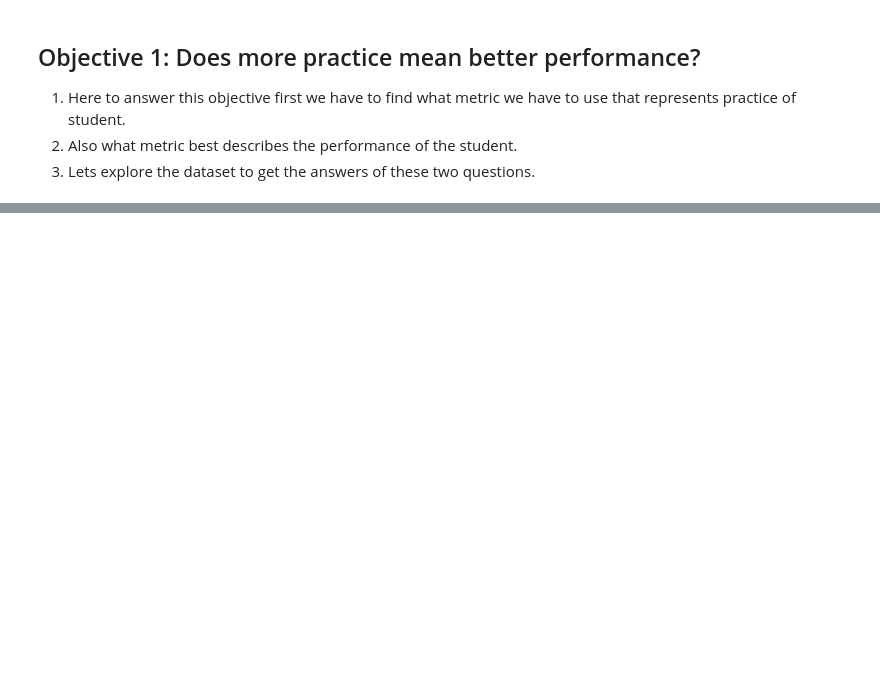
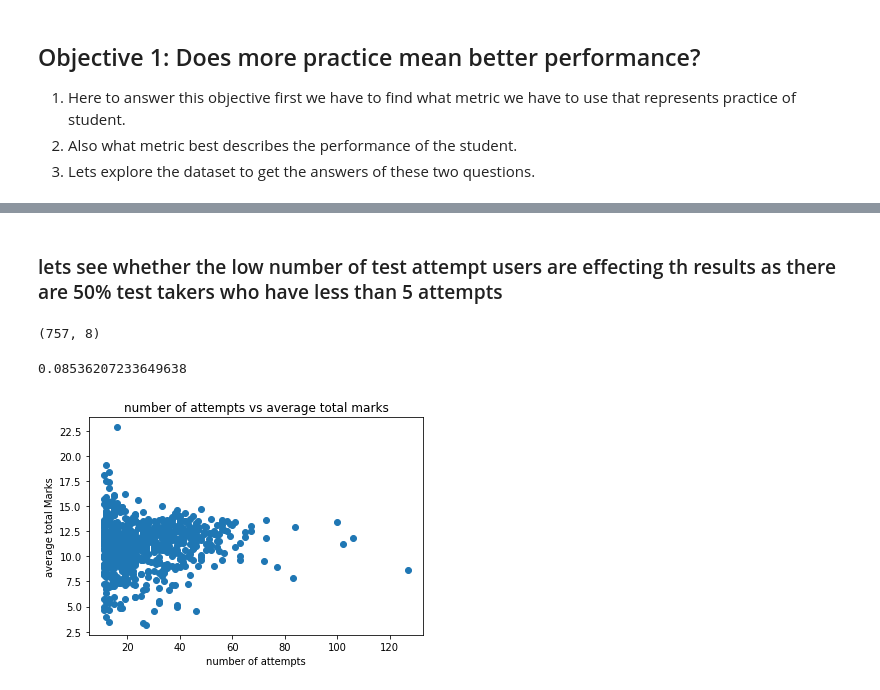
Before and after one commit to Kali-Dev/Internship-Assignment, a Jupyter notebook: intership project.ipynb, the cells around one changed output, grey strips where cells are left out. Cells and saved outputs as stored; diff of their text form; code cells hidden in the pictures; blank space fills up the shorter version.

```diff
--- a/intership project.ipynb
+++ b/intership project.ipynb
@@ -829,0 +486,18 @@ plt.title("number of attempts vs average total marks");
+# %% [markdown]
+### lets see whether the low number of test attempt users are effecting th results as there are 50% test takers who have less than 5 attempts
+# %%
+higher_attempts_practice_df = practice_df.query('numberOfAttempts>10')
+# %%
+higher_attempts_practice_df.shape
+# %% [output]
+(757, 8)
+# %%
+print(higher_attempts_practice_df.numberOfAttempts.corr(higher_attempts_practice_df.totalMark))
+plt.scatter(higher_attempts_practice_df['numberOfAttempts'], higher_attempts_practice_df.totalMark);
+#plt.plot([0,40] ,[0,25])
+plt.xlabel('number of attempts')
+plt.ylabel('average total Marks')
+plt.title("number of attempts vs average total marks");
+# %% [output]
+0.08536207233649638
+[figure, added]
```
Also changed, not shown: parts of 180 cells of this notebook.
